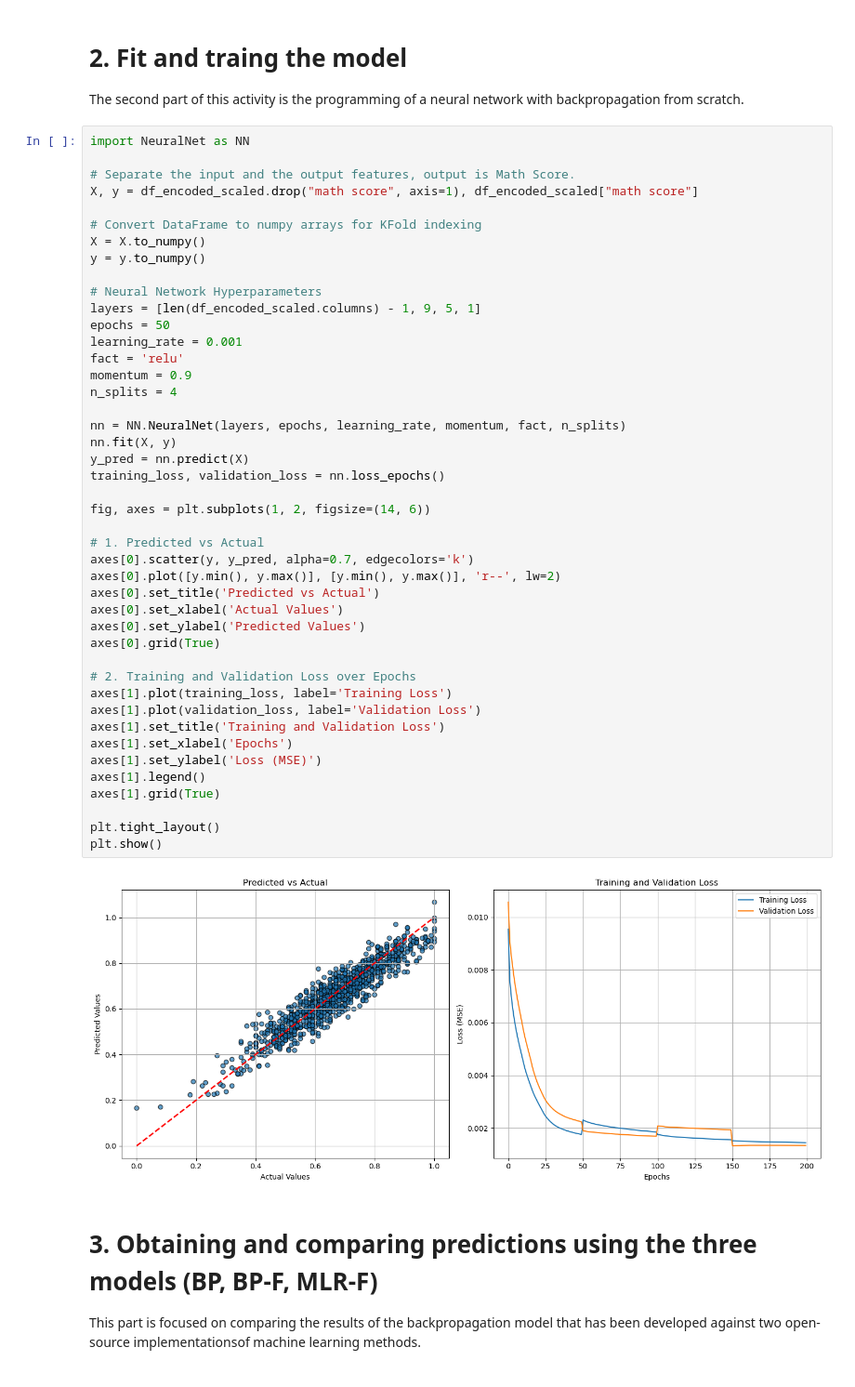
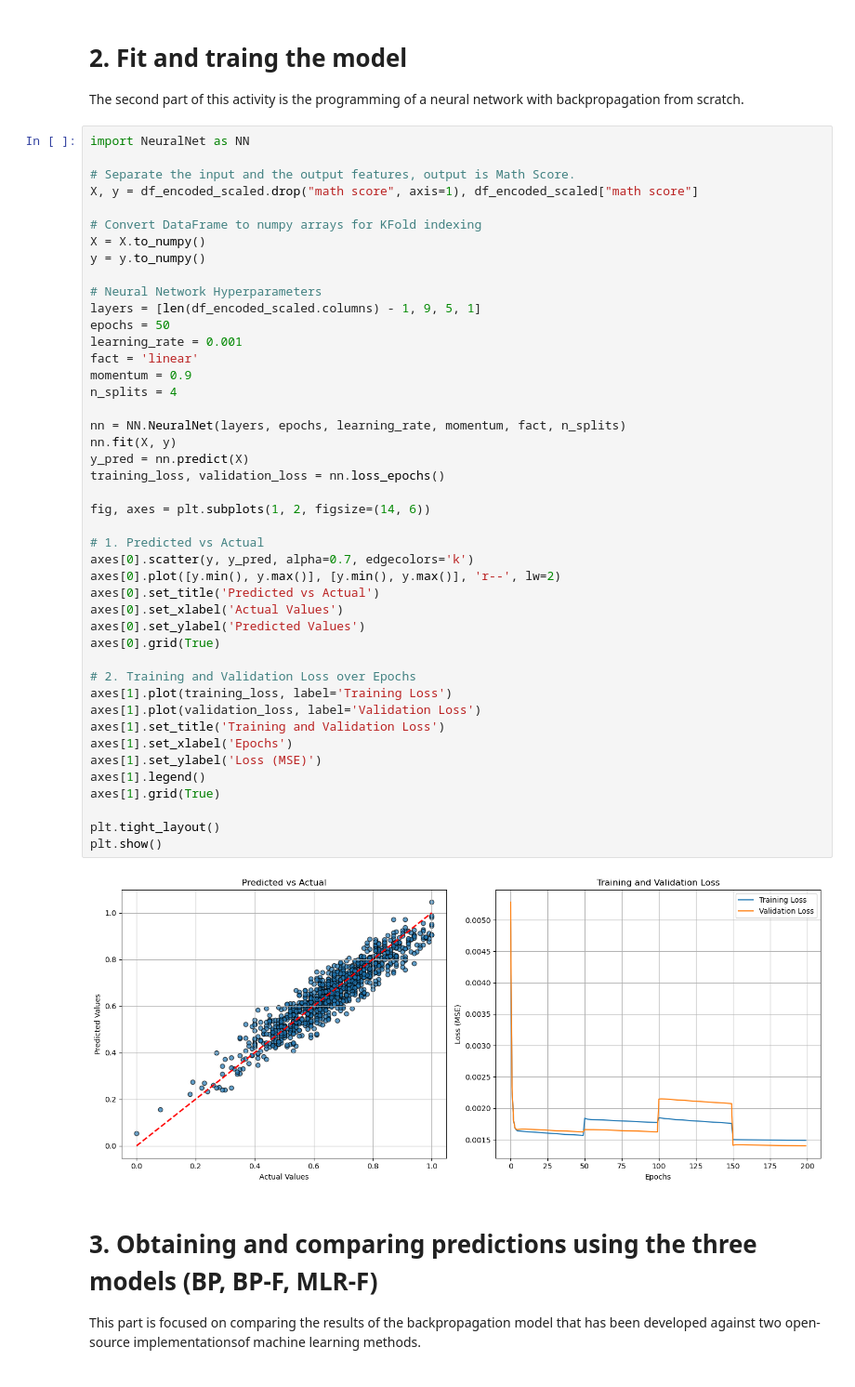
Before and after one commit to Danie1Arias/A1-DanielArias-BeatrizEnriquez, a Jupyter notebook: A1_DanielArias_BeatrizEnriquez.ipynb, the cells around one changed output. Shown at 93% size. Cells and saved outputs as stored; diff of their text form.

```diff
--- a/A1_DanielArias_BeatrizEnriquez.ipynb
+++ b/A1_DanielArias_BeatrizEnriquez.ipynb
@@ -110,38 +110,38 @@ y = y.to_numpy()
 layers = [len(df_encoded_scaled.columns) - 1, 9, 5, 1]
 epochs = 50
 learning_rate = 0.001
-fact = 'relu'
+fact = 'linear'
 momentum = 0.9
 n_splits = 4
 
 nn = NN.NeuralNet(layers, epochs, learning_rate, momentum, fact, n_splits)
 nn.fit(X, y)
 y_pred = nn.predict(X)
 training_loss, validation_loss = nn.loss_epochs()
 
 fig, axes = plt.subplots(1, 2, figsize=(14, 6))
 
 # 1. Predicted vs Actual
 axes[0].scatter(y, y_pred, alpha=0.7, edgecolors='k')
 axes[0].plot([y.min(), y.max()], [y.min(), y.max()], 'r--', lw=2)
 axes[0].set_title('Predicted vs Actual')
 axes[0].set_xlabel('Actual Values')
 axes[0].set_ylabel('Predicted Values')
 axes[0].grid(True)
 
 # 2. Training and Validation Loss over Epochs
 axes[1].plot(training_loss, label='Training Loss')
 axes[1].plot(validation_loss, label='Validation Loss')
 axes[1].set_title('Training and Validation Loss')
 axes[1].set_xlabel('Epochs')
 axes[1].set_ylabel('Loss (MSE)')
 axes[1].legend()
 axes[1].grid(True)
 
 plt.tight_layout()
 plt.show()
 # %% [output]
-[figure, old version]
+[figure, new version]
 # %% [markdown]
 # 3. Obtaining and comparing predictions using the three models (BP, BP-F, MLR-F)
 
```
Also changed, not shown: parts of 23 cells of this notebook.
